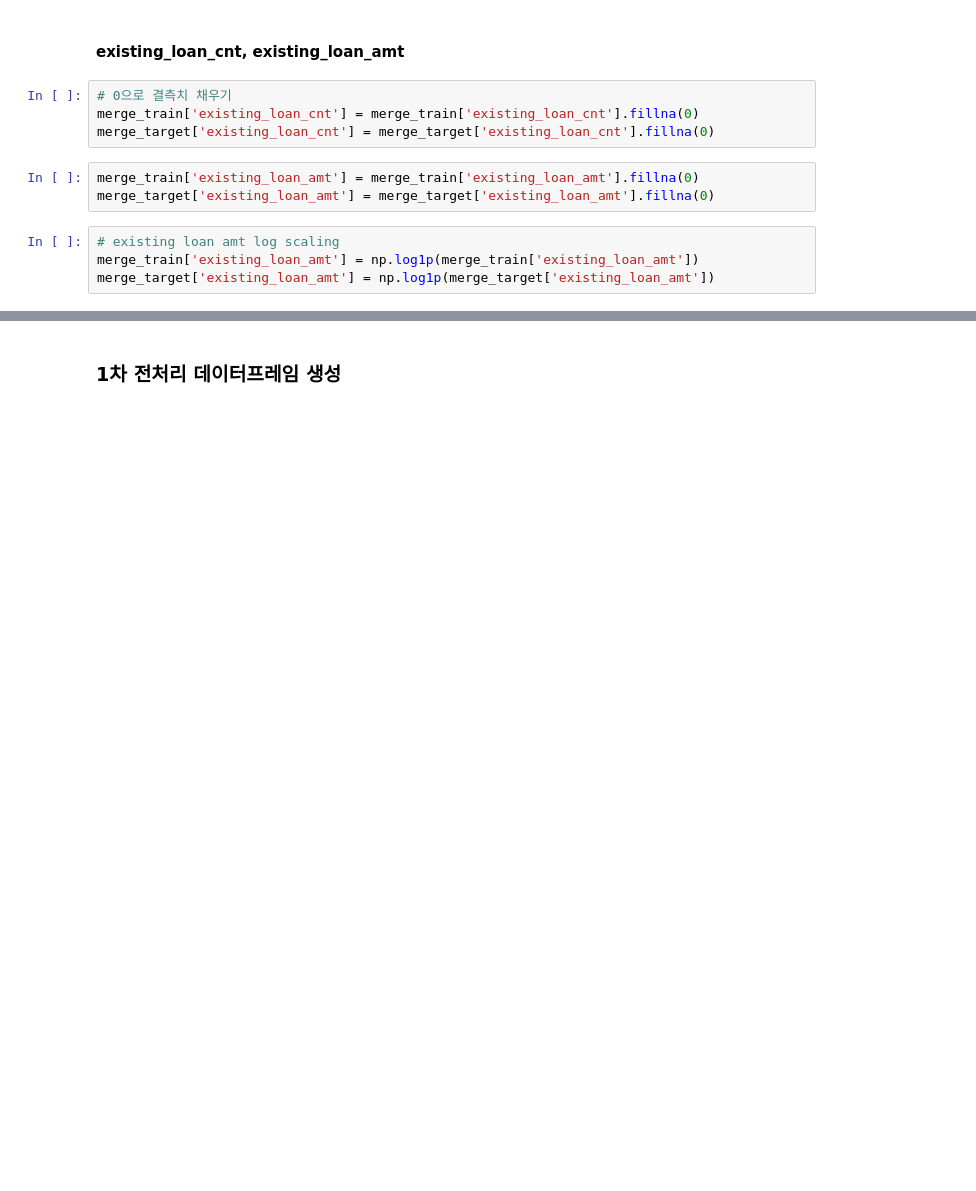
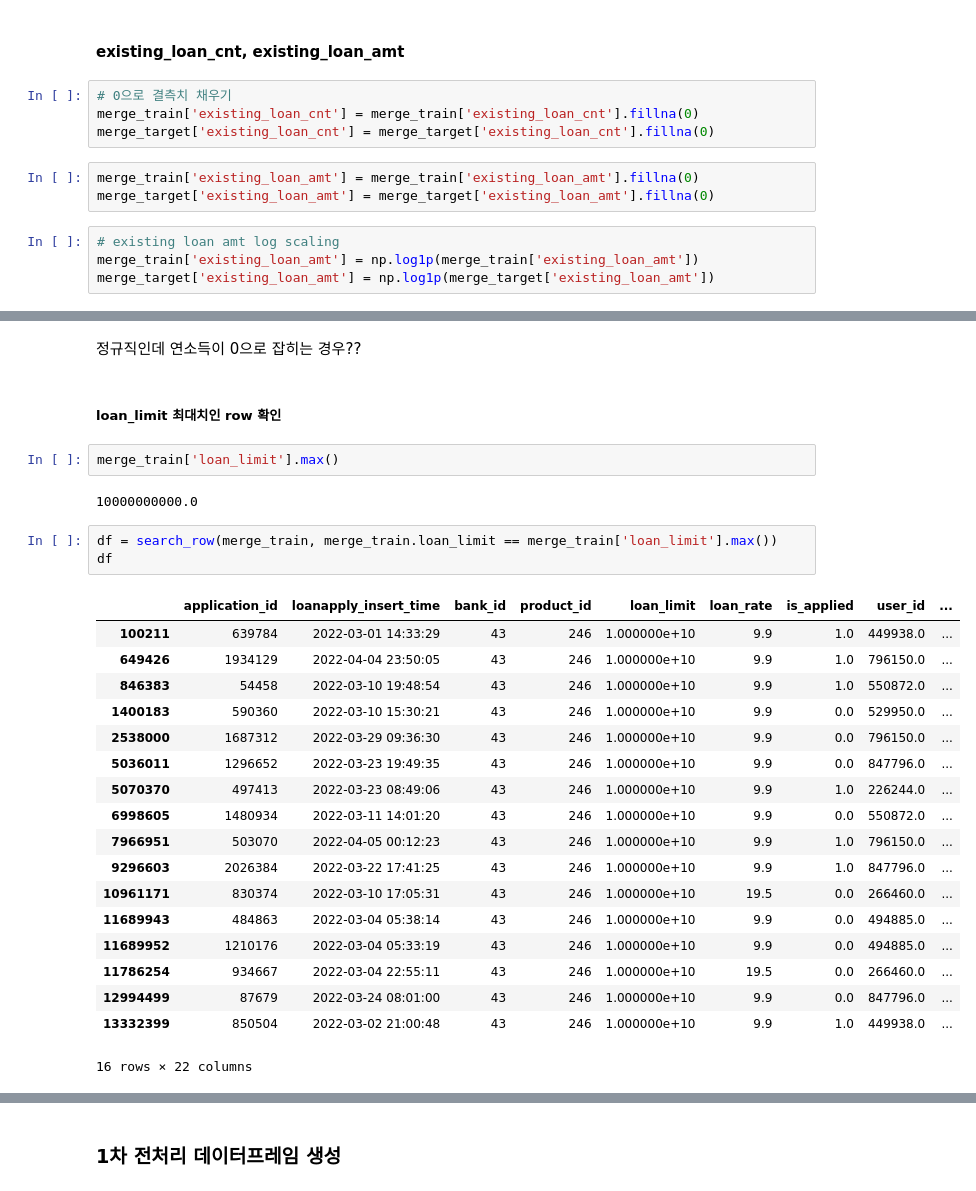
Before and after one commit to YoonJiHwan98/BigContest_Project, a Jupyter notebook: bigcon_baseline.ipynb, the cells around one changed output, grey strips where cells are left out. Cells and saved outputs as stored; diff of their text form; blank space fills up the shorter version.

```diff
--- a/bigcon_baseline.ipynb
+++ b/bigcon_baseline.ipynb
@@ -1402,0 +1569,30 @@ merge_target['existing_loan_amt'] = np.log1p(merge_target['existing_loan_amt'])
+# %% [markdown]
+정규직인데 연소득이 0으로 잡히는 경우??
+# %% [markdown]
+##### loan_limit 최대치인 row 확인
+# %%
+merge_train['loan_limit'].max()
+# %% [output]
+10000000000.0
+# %%
+df = search_row(merge_train, merge_train.loan_limit == merge_train['loan_limit'].max())
+df
+# %% [output]
+|  | application_id | loanapply_insert_time | bank_id | product_id | loan_limit | loan_rate | is_applied | user_id | ... |
+| 100211 | 639784 | 2022-03-01 14:33:29 | 43 | 246 | 1.000000e+10 | 9.9 | 1.0 | 449938.0 | ... |
+| 649426 | 1934129 | 2022-04-04 23:50:05 | 43 | 246 | 1.000000e+10 | 9.9 | 1.0 | 796150.0 | ... |
+| 846383 | 54458 | 2022-03-10 19:48:54 | 43 | 246 | 1.000000e+10 | 9.9 | 1.0 | 550872.0 | ... |
+| 1400183 | 590360 | 2022-03-10 15:30:21 | 43 | 246 | 1.000000e+10 | 9.9 | 0.0 | 529950.0 | ... |
+| 2538000 | 1687312 | 2022-03-29 09:36:30 | 43 | 246 | 1.000000e+10 | 9.9 | 0.0 | 796150.0 | ... |
+| 5036011 | 1296652 | 2022-03-23 19:49:35 | 43 | 246 | 1.000000e+10 | 9.9 | 0.0 | 847796.0 | ... |
+| 5070370 | 497413 | 2022-03-23 08:49:06 | 43 | 246 | 1.000000e+10 | 9.9 | 1.0 | 226244.0 | ... |
+| 6998605 | 1480934 | 2022-03-11 14:01:20 | 43 | 246 | 1.000000e+10 | 9.9 | 0.0 | 550872.0 | ... |
+| 7966951 | 503070 | 2022-04-05 00:12:23 | 43 | 246 | 1.000000e+10 | 9.9 | 1.0 | 796150.0 | ... |
+| 9296603 | 2026384 | 2022-03-22 17:41:25 | 43 | 246 | 1.000000e+10 | 9.9 | 1.0 | 847796.0 | ... |
+| 10961171 | 830374 | 2022-03-10 17:05:31 | 43 | 246 | 1.000000e+10 | 19.5 | 0.0 | 266460.0 | ... |
+| 11689943 | 484863 | 2022-03-04 05:38:14 | 43 | 246 | 1.000000e+10 | 9.9 | 0.0 | 494885.0 | ... |
+| 11689952 | 1210176 | 2022-03-04 05:33:19 | 43 | 246 | 1.000000e+10 | 9.9 | 0.0 | 494885.0 | ... |
+| 11786254 | 934667 | 2022-03-04 22:55:11 | 43 | 246 | 1.000000e+10 | 19.5 | 0.0 | 266460.0 | ... |
+| 12994499 | 87679 | 2022-03-24 08:01:00 | 43 | 246 | 1.000000e+10 | 9.9 | 0.0 | 847796.0 | ... |
+| 13332399 | 850504 | 2022-03-02 21:00:48 | 43 | 246 | 1.000000e+10 | 9.9 | 1.0 | 449938.0 | ... |
+16 rows × 22 columns
```
Also changed, not shown: parts of 72 cells of this notebook, 1 other file.
